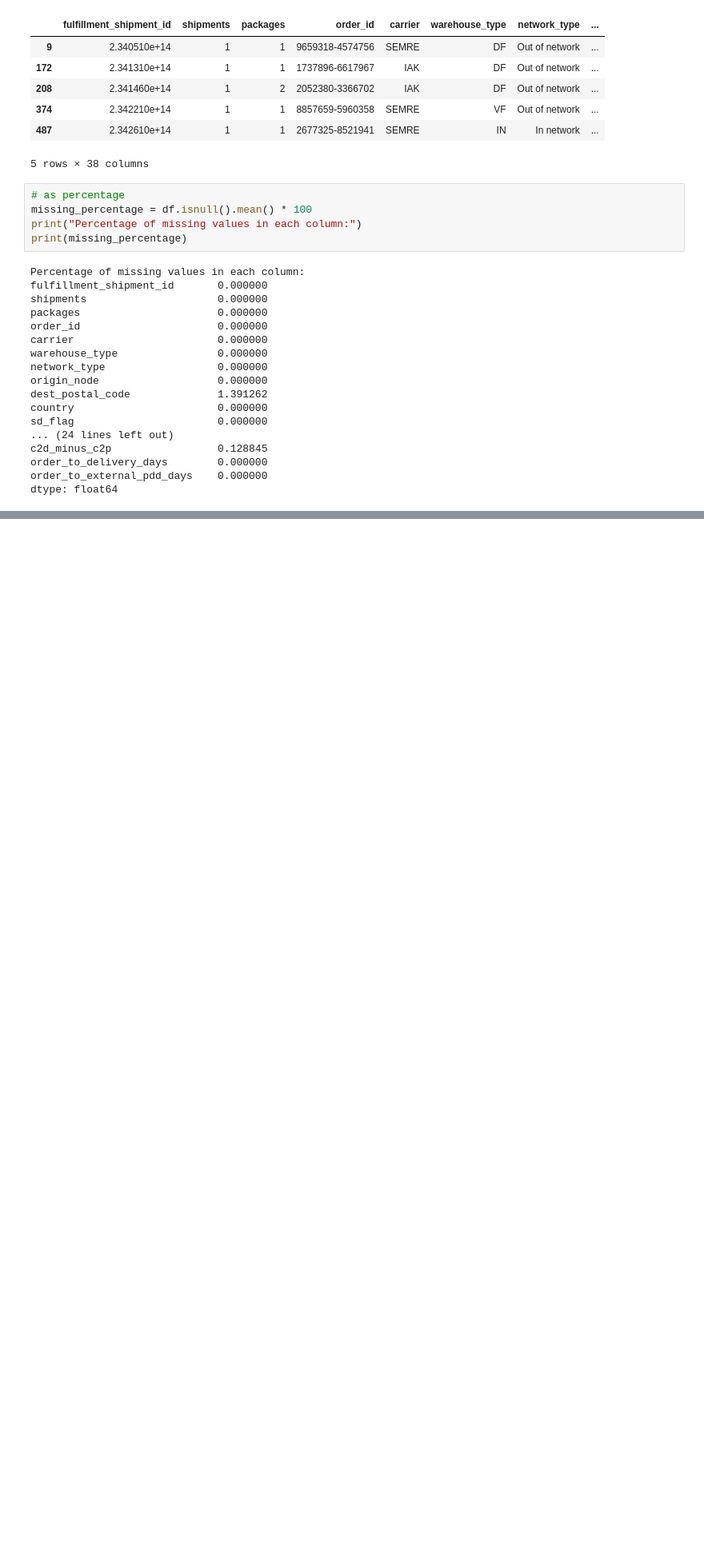
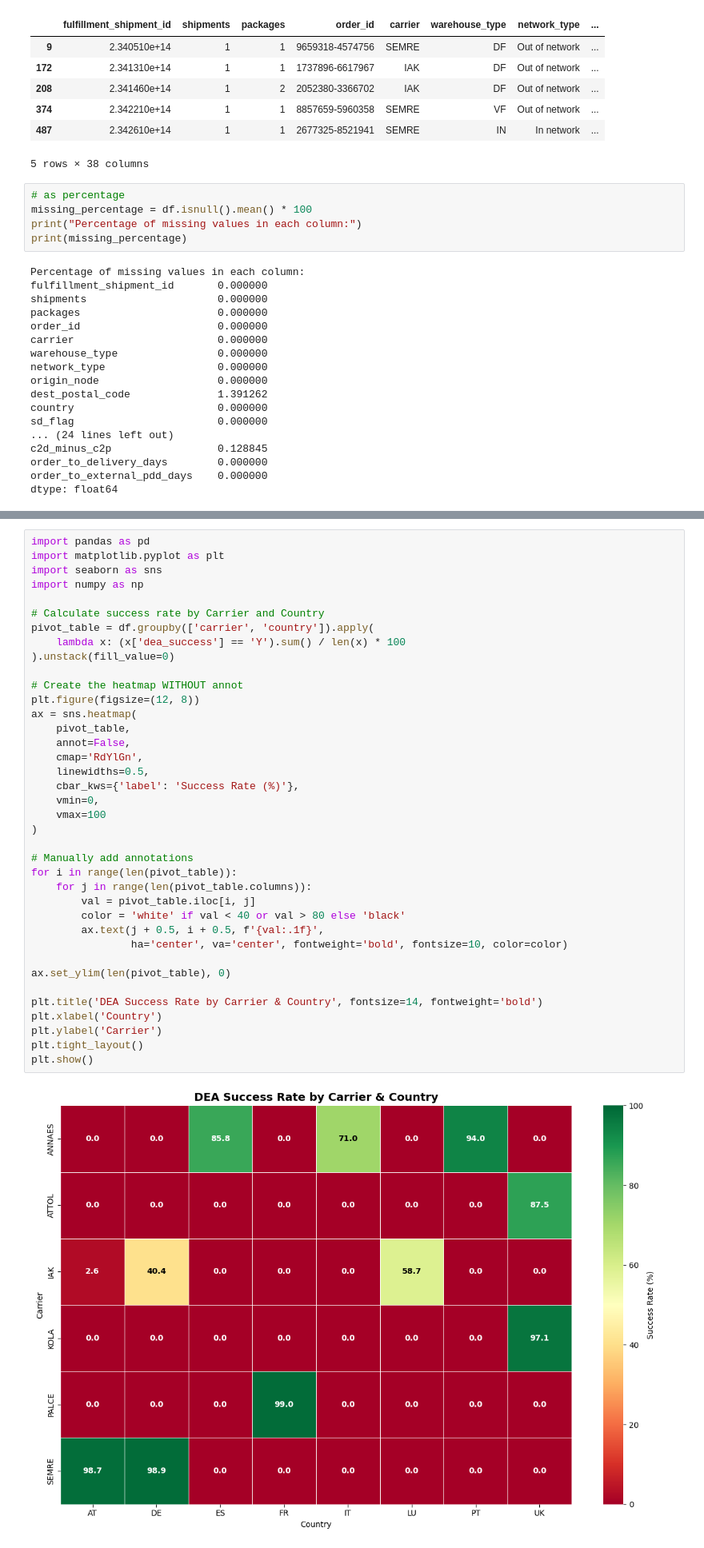
Before and after one commit to BorisIvanov123/supplyChainDataProject, a Jupyter notebook: initial_processing.ipynb, the cells around one changed output, grey strips where cells are left out. Shown at 80% size. Cells and saved outputs as stored; diff of their text form; blank space fills up the shorter version.

```diff
--- a/initial_processing.ipynb
+++ b/initial_processing.ipynb
@@ -333,0 +596,40 @@ df.to_csv("cleaned_logistics_data.csv", index=False)
+# %%
+import pandas as pd
+import matplotlib.pyplot as plt
+import seaborn as sns
+import numpy as np
+
+# Calculate success rate by Carrier and Country
+pivot_table = df.groupby(['carrier', 'country']).apply(
+    lambda x: (x['dea_success'] == 'Y').sum() / len(x) * 100
+).unstack(fill_value=0)
+
+# Create the heatmap WITHOUT annot
+plt.figure(figsize=(12, 8))
+ax = sns.heatmap(
+    pivot_table,
+    annot=False,
+    cmap='RdYlGn',
+    linewidths=0.5,
+    cbar_kws={'label': 'Success Rate (%)'},
+    vmin=0,
+    vmax=100
+)
+
+# Manually add annotations
+for i in range(len(pivot_table)):
+    for j in range(len(pivot_table.columns)):
+        val = pivot_table.iloc[i, j]
+        color = 'white' if val < 40 or val > 80 else 'black'
+        ax.text(j + 0.5, i + 0.5, f'{val:.1f}',
+                ha='center', va='center', fontweight='bold', fontsize=10, color=color)
+
+ax.set_ylim(len(pivot_table), 0)
+
+plt.title('DEA Success Rate by Carrier & Country', fontsize=14, fontweight='bold')
+plt.xlabel('Country')
+plt.ylabel('Carrier')
+plt.tight_layout()
+plt.show()
+# %% [output]
+[figure, added]
```
Also changed, not shown: parts of 32 cells of this notebook, 1 other file.
